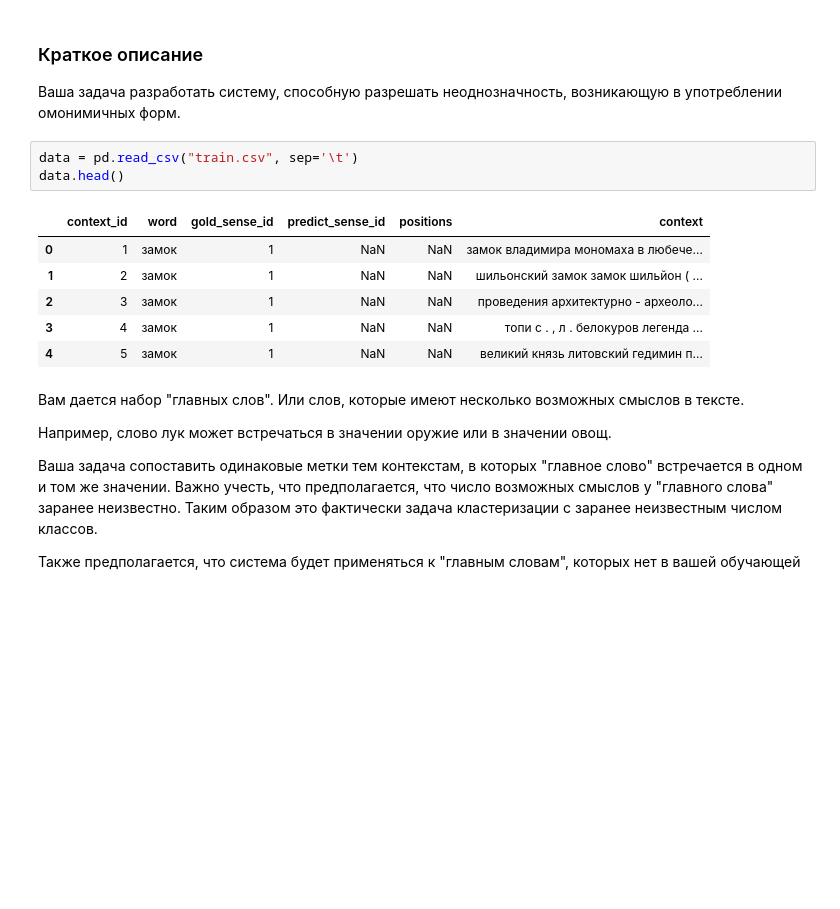
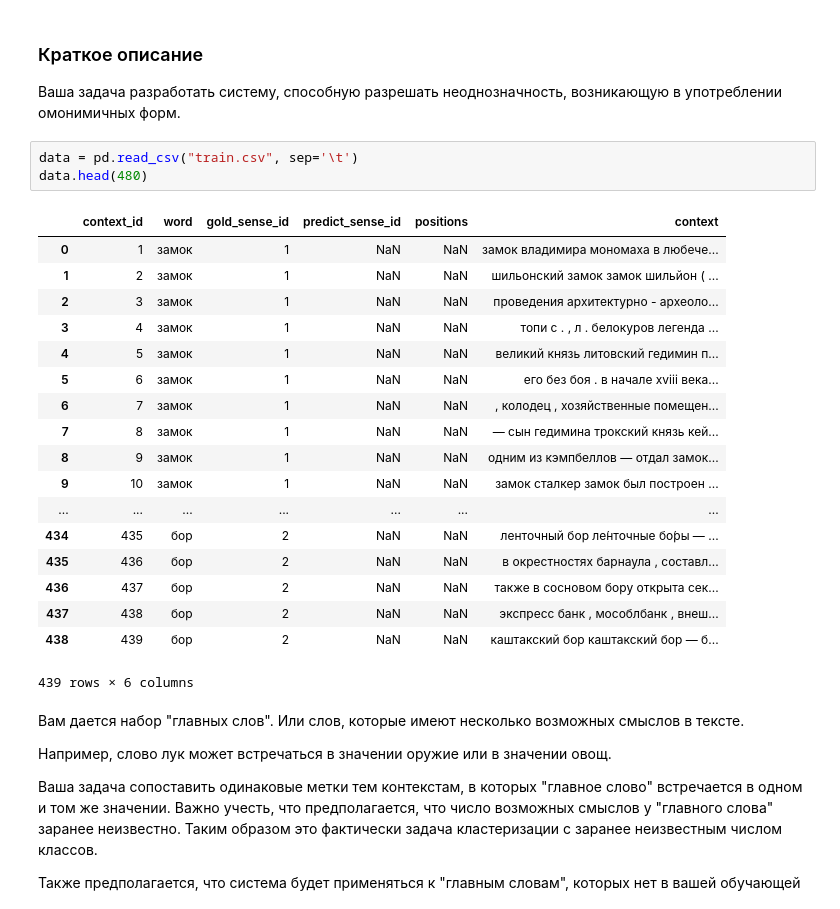
Before and after one commit to nullkatar/thinkoff, a Jupyter notebook: Hometasks/hometask #2.ipynb, the cells around one changed output. Drawn from its saved outputs; the diff is of its cells as text; blank space fills up the shorter version.

```diff
--- a/Hometasks/hometask #2.ipynb
+++ b/Hometasks/hometask #2.ipynb
@@ -9,14 +9,26 @@ Populating the interactive namespace from numpy and matplotlib
 Ваша задача разработать систему, способную разрешать неоднозначность, возникающую в употреблении омонимичных форм.
 # %%
 data = pd.read_csv("train.csv", sep='\t')
-data.head()
+data.head(480)
 # %% [output]
 |  | context_id | word | gold_sense_id | predict_sense_id | positions | context |
 | 0 | 1 | замок | 1 | NaN | NaN | замок владимира мономаха в любече... |
 | 1 | 2 | замок | 1 | NaN | NaN | шильонский замок замок шильйон ( ... |
 | 2 | 3 | замок | 1 | NaN | NaN | проведения архитектурно - археоло... |
 | 3 | 4 | замок | 1 | NaN | NaN | топи с . , л . белокуров легенда ... |
 | 4 | 5 | замок | 1 | NaN | NaN | великий князь литовский гедимин п... |
+| 5 | 6 | замок | 1 | NaN | NaN | его без боя . в начале xviii века... |
+| 6 | 7 | замок | 1 | NaN | NaN | , колодец , хозяйственные помещен... |
+| 7 | 8 | замок | 1 | NaN | NaN | — сын гедимина трокский князь кей... |
+| 8 | 9 | замок | 1 | NaN | NaN | одним из кэмпбеллов — отдал замок... |
+| 9 | 10 | замок | 1 | NaN | NaN | замок сталкер замок был построен ... |
+| ... | ... | ... | ... | ... | ... | ... |
+| 434 | 435 | бор | 2 | NaN | NaN | ленточный бор ле́нточные бо́ры — ... |
+| 435 | 436 | бор | 2 | NaN | NaN | в окрестностях барнаула , составл... |
+| 436 | 437 | бор | 2 | NaN | NaN | также в сосновом бору открыта сек... |
+| 437 | 438 | бор | 2 | NaN | NaN | экспресс банк , мособлбанк , внеш... |
+| 438 | 439 | бор | 2 | NaN | NaN | каштакский бор каштакский бор — б... |
+439 rows × 6 columns
 # %% [markdown]
 Вам дается набор "главных слов". Или слов, которые имеют несколько возможных смыслов в тексте.
 
```
Also changed, not shown: parts of 21 cells of this notebook.
